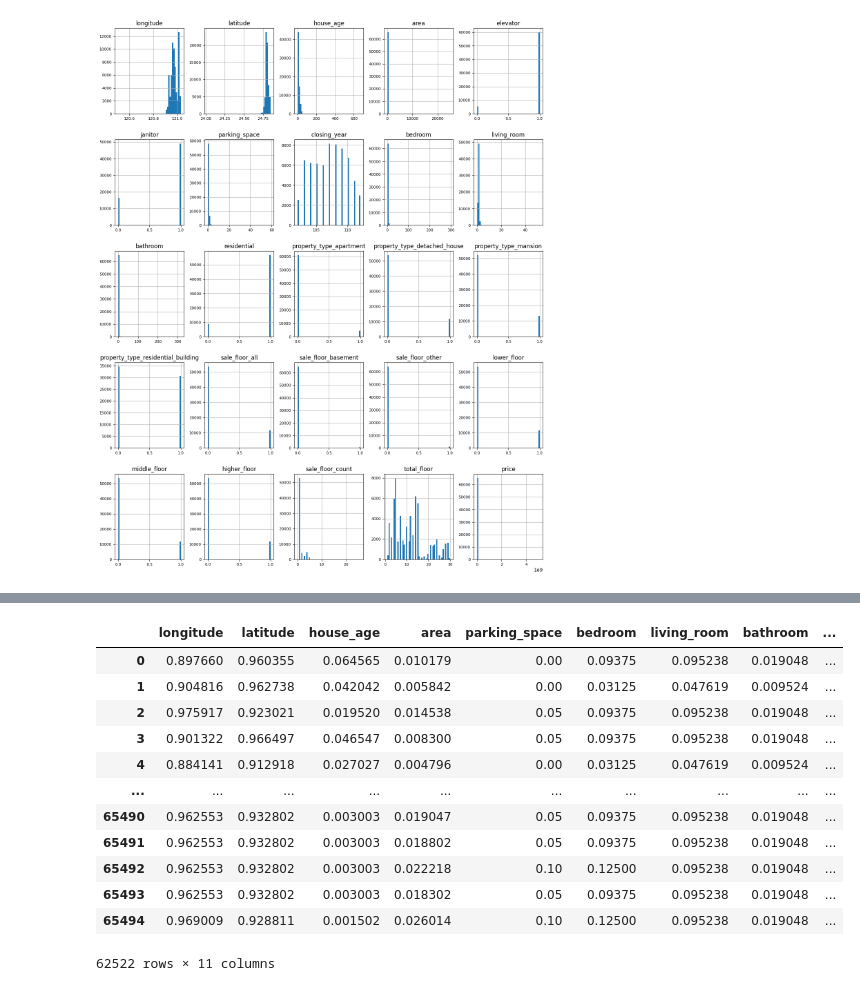
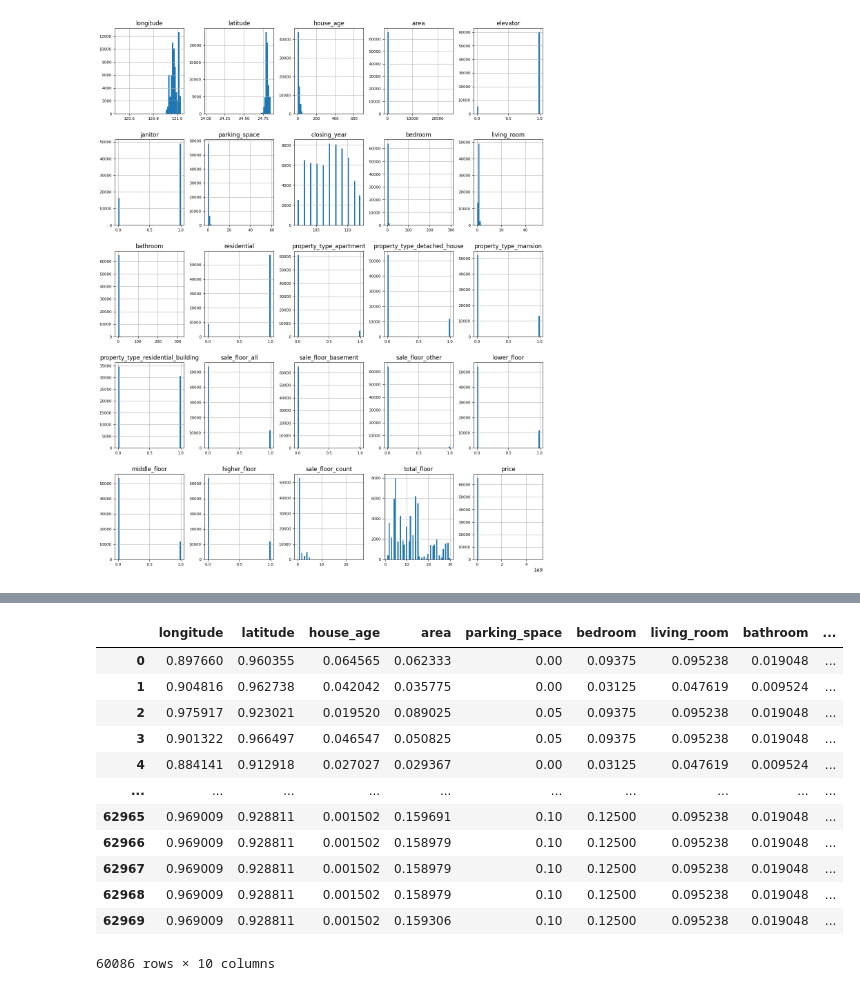
Before and after one commit to k38670462/ML_Project, a Jupyter notebook: data_processing/data.ipynb, the cells around one changed output, grey strips where cells are left out. Cells and saved outputs as stored; diff of their text form; code cells hidden in the pictures.

Commit message:
add year 1 to 9 normalized files

```diff
--- a/data_processing/data.ipynb
+++ b/data_processing/data.ipynb
@@ -355,7 +334,6 @@ import seaborn as sns
 import matplotlib.pyplot as plt
 
 # 去掉 price 離群值
-df = rec_df.copy()
 s = df['price'].describe()
 IQR = s['75%'] - s['25%']
 upper_bound = s['75%'] + IQR*1.5
@@ -370,23 +354,23 @@ plt.show()
 # %%
 from sklearn.preprocessing import MinMaxScaler
 
-columns_to_normalize = ['longitude', 'latitude', 'house_age','area', 'parking_space', 'bedroom', 'living_room', 'bathroom', 'sale_floor_count', 'total_floor', 'closing_year']
+columns_to_normalize = ['longitude', 'latitude', 'house_age','area', 'parking_space', 'bedroom', 'living_room', 'bathroom', 'sale_floor_count', 'total_floor']
 
 # 使用MinMaxScaler進行MinMax 歸一化
 min_max_scaler = MinMaxScaler()
 df[columns_to_normalize] = min_max_scaler.fit_transform(df[columns_to_normalize])
 df[columns_to_normalize]
 # %% [output]
 |  | longitude | latitude | house_age | area | parking_space | bedroom | living_room | bathroom | ... |
-| 0 | 0.897660 | 0.960355 | 0.064565 | 0.010179 | 0.00 | 0.09375 | 0.095238 | 0.019048 | ... |
-| 1 | 0.904816 | 0.962738 | 0.042042 | 0.005842 | 0.00 | 0.03125 | 0.047619 | 0.009524 | ... |
-| 2 | 0.975917 | 0.923021 | 0.019520 | 0.014538 | 0.05 | 0.09375 | 0.095238 | 0.019048 | ... |
-| 3 | 0.901322 | 0.966497 | 0.046547 | 0.008300 | 0.05 | 0.09375 | 0.095238 | 0.019048 | ... |
-| 4 | 0.884141 | 0.912918 | 0.027027 | 0.004796 | 0.00 | 0.03125 | 0.047619 | 0.009524 | ... |
+| 0 | 0.897660 | 0.960355 | 0.064565 | 0.062333 | 0.00 | 0.09375 | 0.095238 | 0.019048 | ... |
+| 1 | 0.904816 | 0.962738 | 0.042042 | 0.035775 | 0.00 | 0.03125 | 0.047619 | 0.009524 | ... |
+| 2 | 0.975917 | 0.923021 | 0.019520 | 0.089025 | 0.05 | 0.09375 | 0.095238 | 0.019048 | ... |
+| 3 | 0.901322 | 0.966497 | 0.046547 | 0.050825 | 0.05 | 0.09375 | 0.095238 | 0.019048 | ... |
+| 4 | 0.884141 | 0.912918 | 0.027027 | 0.029367 | 0.00 | 0.03125 | 0.047619 | 0.009524 | ... |
 | ... | ... | ... | ... | ... | ... | ... | ... | ... | ... |
-| 65490 | 0.962553 | 0.932802 | 0.003003 | 0.019047 | 0.05 | 0.09375 | 0.095238 | 0.019048 | ... |
-| 65491 | 0.962553 | 0.932802 | 0.003003 | 0.018802 | 0.05 | 0.09375 | 0.095238 | 0.019048 | ... |
-| 65492 | 0.962553 | 0.932802 | 0.003003 | 0.022218 | 0.10 | 0.12500 | 0.095238 | 0.019048 | ... |
-| 65493 | 0.962553 | 0.932802 | 0.003003 | 0.018302 | 0.05 | 0.09375 | 0.095238 | 0.019048 | ... |
-| 65494 | 0.969009 | 0.928811 | 0.001502 | 0.026014 | 0.10 | 0.12500 | 0.095238 | 0.019048 | ... |
+| 62965 | 0.969009 | 0.928811 | 0.001502 | 0.159691 | 0.10 | 0.12500 | 0.095238 | 0.019048 | ... |
+| 62966 | 0.969009 | 0.928811 | 0.001502 | 0.158979 | 0.10 | 0.12500 | 0.095238 | 0.019048 | ... |
+| 62967 | 0.969009 | 0.928811 | 0.001502 | 0.158979 | 0.10 | 0.12500 | 0.095238 | 0.019048 | ... |
+| 62968 | 0.969009 | 0.928811 | 0.001502 | 0.158979 | 0.10 | 0.12500 | 0.095238 | 0.019048 | ... |
+| 62969 | 0.969009 | 0.928811 | 0.001502 | 0.159306 | 0.10 | 0.12500 | 0.095238 | 0.019048 | ... |
-62522 rows × 11 columns
+60086 rows × 10 columns
```
Also changed, not shown: parts of 12 cells of this notebook, 21 other files.
